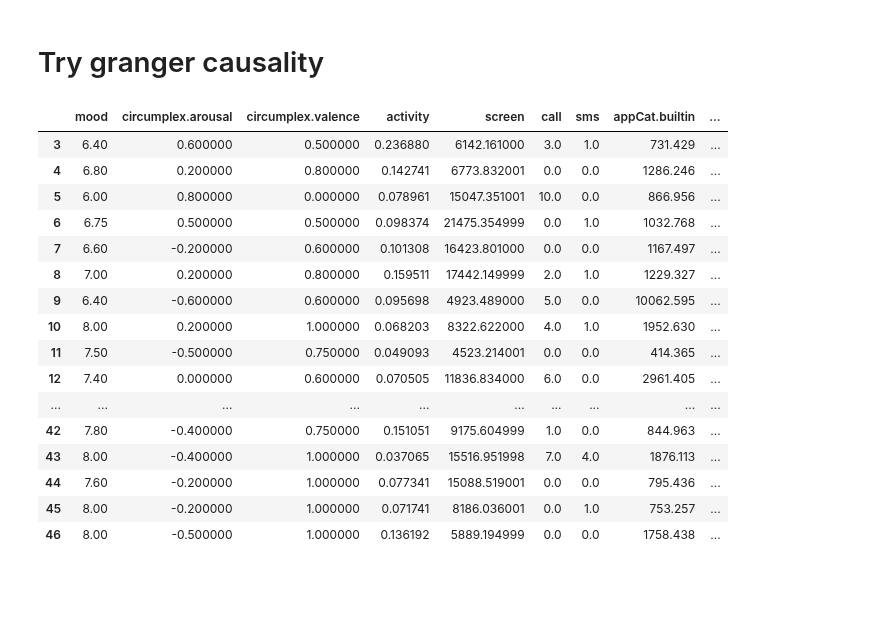
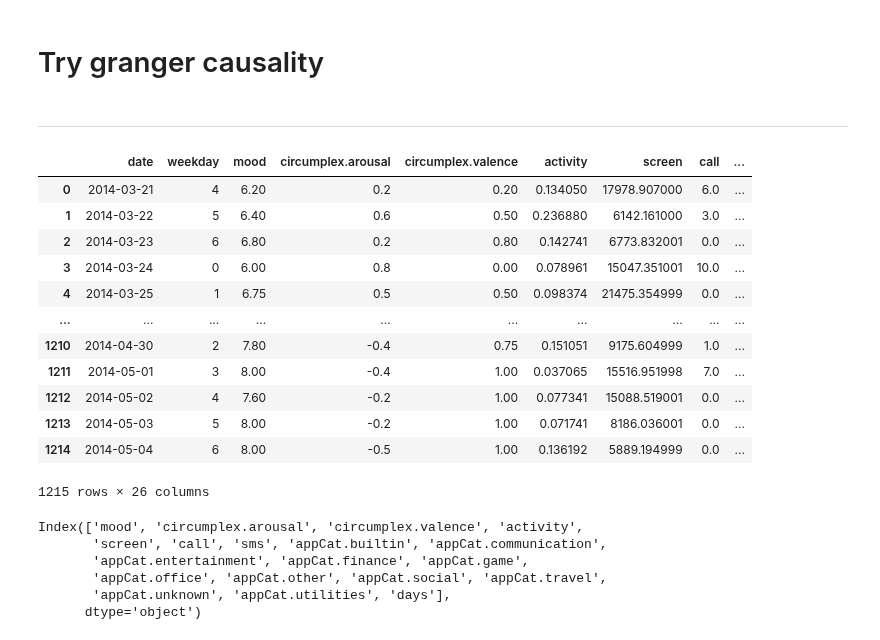
Before and after one commit to PaulHosek/DataMining, a Jupyter notebook: draft_1a_exploratory.ipynb, the cells around one changed output. Drawn from its saved outputs; the diff is of its cells as text; code cells hidden in the pictures; blank space fills up the shorter version.

```diff
--- a/draft_1a_exploratory.ipynb
+++ b/draft_1a_exploratory.ipynb
@@ -14,28 +14,11 @@ plt.rcParams['font.size'] = 16
 # %% [markdown]
 # Try granger causality
 # %%
-df = pd.read_csv("aggregated_individual_data/0_aggregated.csv", index_col=0, header=0, parse_dates=["date"])
+# df = pd.read_csv("aggregated_individual_data/0_aggregated.csv", index_col=0, header=0, parse_dates=["date"])
 # df["date"] = df["date"]
-df= df.iloc[27:-1]
-df['days'] = (df['date'] - df['date'].min()).dt.days.astype(int)
-df.drop(["date","weekday", 'appCat.weather'], axis=1,inplace=True)
-# df.drop("Unnamed: 0", axis=1, inplace=True)
-df
+# df= df.iloc[27:-1]
+# df['days'] = (df['date'] - df['date'].min()).dt.days.astype(int)
+# df.drop(["date","weekday", 'appCat.weather', 'appCat.office', 'appCat.game'], axis=1,inplace=True)
+# # df.drop("Unnamed: 0", axis=1, inplace=True)
+# df = df.loc[:, (df != 0).any(axis=0)]
+# df
-# %% [output]
-|  | mood | circumplex.arousal | circumplex.valence | activity | screen | call | sms | appCat.builtin | ... |
-| 3 | 6.40 | 0.600000 | 0.500000 | 0.236880 | 6142.161000 | 3.0 | 1.0 | 731.429 | ... |
-| 4 | 6.80 | 0.200000 | 0.800000 | 0.142741 | 6773.832001 | 0.0 | 0.0 | 1286.246 | ... |
-| 5 | 6.00 | 0.800000 | 0.000000 | 0.078961 | 15047.351001 | 10.0 | 0.0 | 866.956 | ... |
-| 6 | 6.75 | 0.500000 | 0.500000 | 0.098374 | 21475.354999 | 0.0 | 1.0 | 1032.768 | ... |
-| 7 | 6.60 | -0.200000 | 0.600000 | 0.101308 | 16423.801000 | 0.0 | 0.0 | 1167.497 | ... |
-| 8 | 7.00 | 0.200000 | 0.800000 | 0.159511 | 17442.149999 | 2.0 | 1.0 | 1229.327 | ... |
-| 9 | 6.40 | -0.600000 | 0.600000 | 0.095698 | 4923.489000 | 5.0 | 0.0 | 10062.595 | ... |
-| 10 | 8.00 | 0.200000 | 1.000000 | 0.068203 | 8322.622000 | 4.0 | 1.0 | 1952.630 | ... |
-| 11 | 7.50 | -0.500000 | 0.750000 | 0.049093 | 4523.214001 | 0.0 | 0.0 | 414.365 | ... |
-| 12 | 7.40 | 0.000000 | 0.600000 | 0.070505 | 11836.834000 | 6.0 | 0.0 | 2961.405 | ... |
-| ... | ... | ... | ... | ... | ... | ... | ... | ... | ... |
-| 42 | 7.80 | -0.400000 | 0.750000 | 0.151051 | 9175.604999 | 1.0 | 0.0 | 844.963 | ... |
-| 43 | 8.00 | -0.400000 | 1.000000 | 0.037065 | 15516.951998 | 7.0 | 4.0 | 1876.113 | ... |
-| 44 | 7.60 | -0.200000 | 1.000000 | 0.077341 | 15088.519001 | 0.0 | 0.0 | 795.436 | ... |
-| 45 | 8.00 | -0.200000 | 1.000000 | 0.071741 | 8186.036001 | 0.0 | 1.0 | 753.257 | ... |
-| 46 | 8.00 | -0.500000 | 1.000000 | 0.136192 | 5889.194999 | 0.0 | 0.0 | 1758.438 | ... |
@@ -41,0 +47,2 @@ df
+# %% [markdown]
+------
@@ -42 +51,36 @@ df
+# %%
+df1 = pd.read_csv(f"aggregated_individual_data/{0}_aggregated.csv", index_col=0,parse_dates=["date"])
+df1['days'] = (df1['date'] - df1['date'].min()).dt.days.astype(int)
+for i in range(1,27):
+    df2 = pd.read_csv(f"aggregated_individual_data/{0}_aggregated.csv", index_col=0,parse_dates=["date"])
+
+    df2['days'] = (df2['date'] - df2['date'].min()).dt.days.astype(int)
+    # df1 = pd.concat([df1,df2], axis=0, ignore_index=True)
+    df1 += df2
+df1
+# %% [output]
+|  | date | weekday | mood | circumplex.arousal | circumplex.valence | activity | screen | call | ... |
+| 0 | 2014-03-21 | 4 | 6.20 | 0.2 | 0.20 | 0.134050 | 17978.907000 | 6.0 | ... |
+| 1 | 2014-03-22 | 5 | 6.40 | 0.6 | 0.50 | 0.236880 | 6142.161000 | 3.0 | ... |
+| 2 | 2014-03-23 | 6 | 6.80 | 0.2 | 0.80 | 0.142741 | 6773.832001 | 0.0 | ... |
+| 3 | 2014-03-24 | 0 | 6.00 | 0.8 | 0.00 | 0.078961 | 15047.351001 | 10.0 | ... |
+| 4 | 2014-03-25 | 1 | 6.75 | 0.5 | 0.50 | 0.098374 | 21475.354999 | 0.0 | ... |
+| ... | ... | ... | ... | ... | ... | ... | ... | ... | ... |
+| 1210 | 2014-04-30 | 2 | 7.80 | -0.4 | 0.75 | 0.151051 | 9175.604999 | 1.0 | ... |
+| 1211 | 2014-05-01 | 3 | 8.00 | -0.4 | 1.00 | 0.037065 | 15516.951998 | 7.0 | ... |
+| 1212 | 2014-05-02 | 4 | 7.60 | -0.2 | 1.00 | 0.077341 | 15088.519001 | 0.0 | ... |
+| 1213 | 2014-05-03 | 5 | 8.00 | -0.2 | 1.00 | 0.071741 | 8186.036001 | 0.0 | ... |
+| 1214 | 2014-05-04 | 6 | 8.00 | -0.5 | 1.00 | 0.136192 | 5889.194999 | 0.0 | ... |
+1215 rows × 26 columns
+# %%
+# df1 = df1.apply(lambda x: x if pd.api.types.is_numeric_dtype(x) else x)
+df1.drop(["date","weekday", "mood_std","circumplex.valence_std","circumplex.arousal_std", "activity_std", "appCat.weather"], axis=1,inplace=True)
+df1.columns
+# %% [output]
+Index(['mood', 'circumplex.arousal', 'circumplex.valence', 'activity',
+       'screen', 'call', 'sms', 'appCat.builtin', 'appCat.communication',
+       'appCat.entertainment', 'appCat.finance', 'appCat.game',
+       'appCat.office', 'appCat.other', 'appCat.social', 'appCat.travel',
+       'appCat.unknown', 'appCat.utilities', 'days'],
+      dtype='object')
 # %%
```
Also changed, not shown: parts of 7 cells of this notebook, 1 other file.
